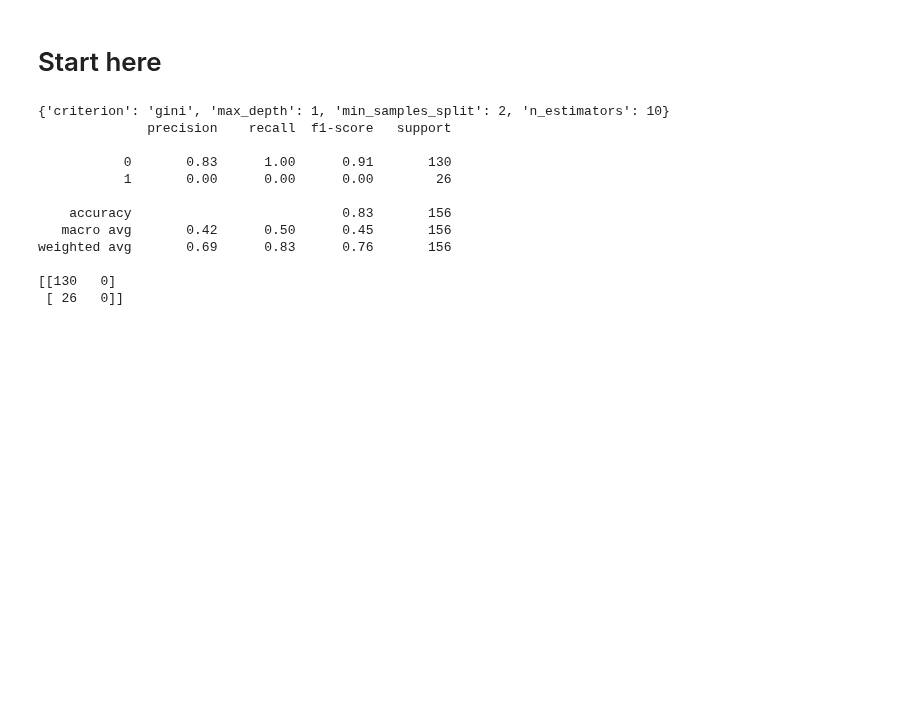
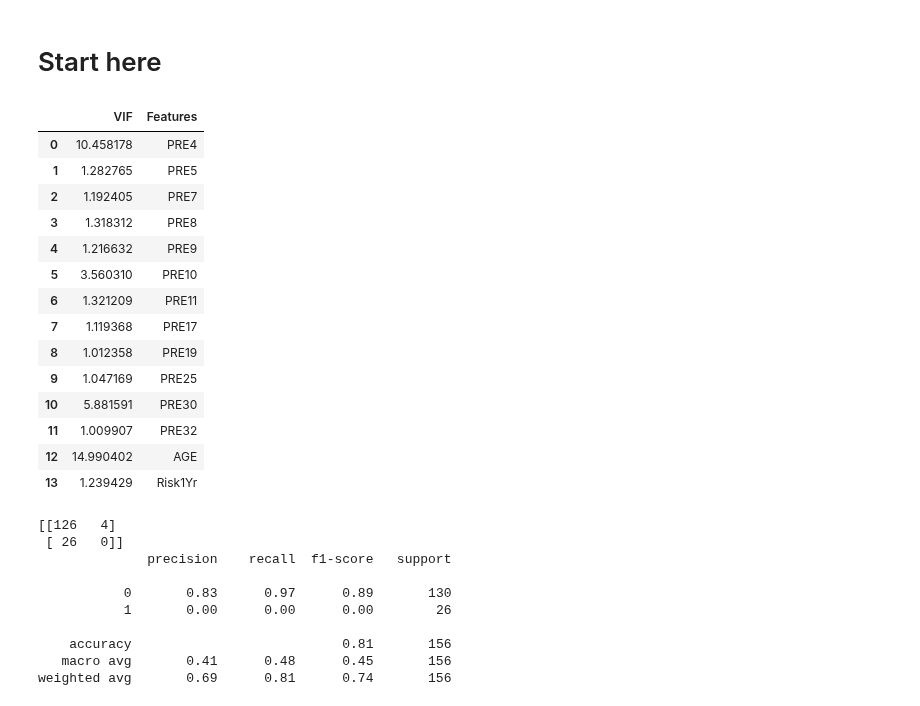
Before and after one commit to rrwabina/RADI605, a Jupyter notebook: 06 Random Forests/scripts/assignment.ipynb, the cells around one changed output. Cells and saved outputs as stored; diff of their text form; code cells hidden in the pictures; blank space fills up the shorter version.

Commit message:
modified random forest

```diff
--- a/06 Random Forests/scripts/assignment.ipynb
+++ b/06 Random Forests/scripts/assignment.ipynb
@@ -222,37 +209,44 @@ def load_thoracic(path = '../data/ThoraricSurgery.csv'):
     return X, y, data
 
 X, y, data = load_thoracic()
+# %%
+vif = pd.DataFrame()
+vif['VIF'] = [variance_inflation_factor(data.values, i) for i in range(data.shape[1])]
+vif['Features'] = data.columns
+vif
+# %% [output]
+|  | VIF | Features |
+| 0 | 10.458178 | PRE4 |
+| 1 | 1.282765 | PRE5 |
+| 2 | 1.192405 | PRE7 |
+| 3 | 1.318312 | PRE8 |
+| 4 | 1.216632 | PRE9 |
+| 5 | 3.560310 | PRE10 |
+| 6 | 1.321209 | PRE11 |
+| 7 | 1.119368 | PRE17 |
+| 8 | 1.012358 | PRE19 |
+| 9 | 1.047169 | PRE25 |
+| 10 | 5.881591 | PRE30 |
+| 11 | 1.009907 | PRE32 |
+| 12 | 14.990402 | AGE |
+| 13 | 1.239429 | Risk1Yr |
 # %%
 np.random.seed(415)
 X_train, X_test, y_train, y_test = train_test_split(X, y, test_size = 0.33, random_state = 42)
 # %%
-param_grid = {
-                'n_estimators': [10, 50, 100],
-                'criterion': ['gini', 'entropy'],
-                'max_depth': np.arange(1, 5),
-                'min_samples_split': np.arange(1, 3)
-              }
-
-model = RandomForestClassifier(n_estimators = 10, random_state = 4, oob_score = True, max_features = 4)
-grid = GridSearchCV(model, param_grid, refit = True)
-grid.fit(X_train, y_train)
-
-print(grid.best_params_)
-
-yhat = grid.predict(X_test)
-
+model = RandomForestClassifier(n_estimators = 1000, random_state = 4, oob_score = True, max_features = 15)
+model.fit(X_train, y_train)
+yhat = model.predict(X_test)
+print(confusion_matrix(y_test, yhat))
 print(classification_report(y_test, yhat))
-print(confusion_matrix(y_test, yhat))
 # %% [output]
-{'criterion': 'gini', 'max_depth': 1, 'min_samples_split': 2, 'n_estimators': 10}
+[[126   4]
+ [ 26   0]]
               precision    recall  f1-score   support
 
-           0       0.83      1.00      0.91       130
+           0       0.83      0.97      0.89       130
            1       0.00      0.00      0.00        26
 
-    accuracy                           0.83       156
-   macro avg       0.42      0.50      0.45       156
-weighted avg       0.69      0.83      0.76       156
-
-[[130   0]
- [ 26   0]]
+    accuracy                           0.81       156
+   macro avg       0.41      0.48      0.45       156
+weighted avg       0.69      0.81      0.74       156
```
Also changed, not shown: parts of 6 cells of this notebook, 2 other files.
